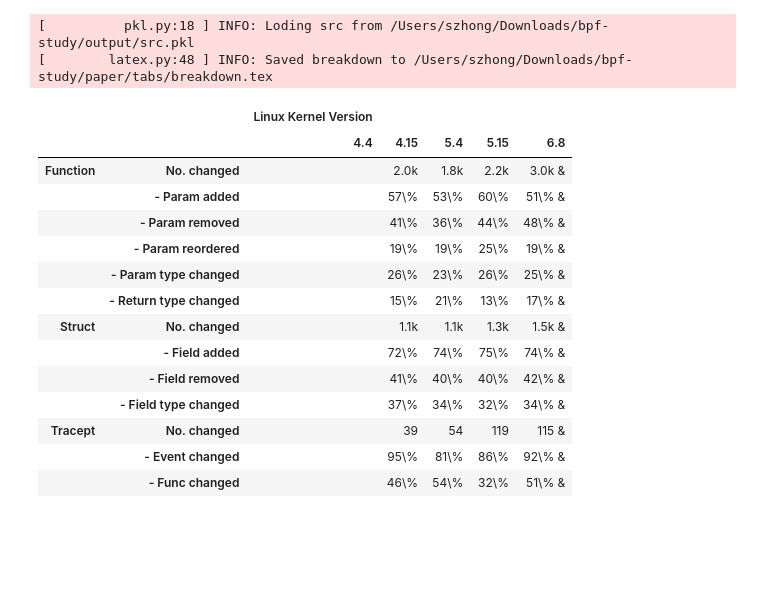
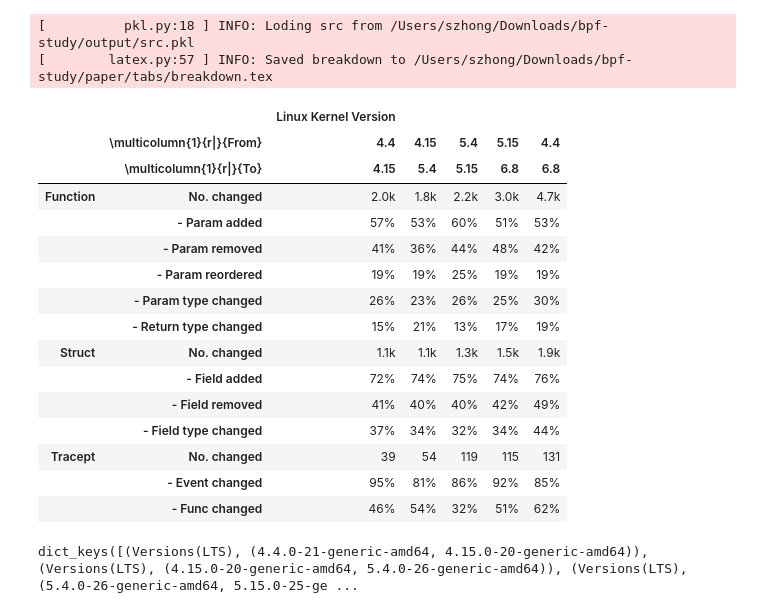
Before and after one commit to ShawnZhong/DepSurf, a Jupyter notebook: 35_src.ipynb, the cells around one changed output. Drawn from its saved outputs; the diff is of its cells as text; code cells hidden in the pictures; blank space fills up the shorter version.

```diff
--- a/35_src.ipynb
+++ b/35_src.ipynb
@@ -95,7 +94,7 @@ df
 import pandas as pd
 
 from depsurf import DepKind, DiffResult, IssueEnum, VersionGroup
-from utils import GRAY_DASH, load_pkl, save_latex, use_midrule
+from utils import GRAY_DASH, load_pkl, save_latex
 
 data: DiffResult = load_pkl("src")
 
@@ -112,7 +111,7 @@ KINDS = {
 
 results = {}
 for (group, pair), diffs in data.items():
-    if group != VersionGroup.LTS:
+    if group not in [VersionGroup.LTS, VersionGroup.FIRST_LAST]:
         continue
 
     result = {}
@@ -126,62 +125,67 @@ for (group, pair), diffs in data.items():
             IssueEnum.CHANGE,
             IssueEnum.TRACE_EVENT_CHANGE,
             IssueEnum.TRACE_FUNC_CHANGE,
         ):
             continue
         kind = KINDS.get(kind)
         if kind is None:
             continue
 
         if key == IssueEnum.CHANGE:
             change = v
             key = "No. changed"
             v = f"{v / 1000:.1f}k" if v > 1000 else str(v)
         else:
             key = f" - {key}"
-            v = f"{v / change * 100:.0f}" + r"\%"
+            v = f"{v / change * 100:.0f}" + r"%"
 
         result[(kind, key)] = v
 
-    v1 = group.version_to_str(pair.v1)
-    v2 = group.version_to_str(pair.v2)
+    v1 = group.to_str(pair.v1)
+    v2 = group.to_str(pair.v2)
 
     def header(v):
         return ("Linux Kernel Version", v)
 
-    if pair.v1 == list(group)[0]:
-        results[header(v1)] = {k: "" for k in result.keys()}
-    results[header(v2)] = result
+    # if pair.v1 == list(group)[0]:
+    #     results[header(v1)] = {k: "" for k in result.keys()}
+    results[("Linux Kernel Version", v1, v2)] = result
 
 df = pd.DataFrame(results)
 df = df.fillna(GRAY_DASH)
-df.iloc[:, -1] = df.iloc[:, -1].apply(lambda x: x + " &")
-latex = df.to_latex(multicolumn_format="c", column_format="cl|" + "r" * 7)
-latex = latex.replace(
-    r"\multicolumn{5}{c}{Linux Kernel Version}",
-    r"\multicolumn{6}{c}{Linux Kernel Version}",
-)
-latex = latex.replace(
-    "4.4 & 4.15 & 5.4 & 5.15 & 6.8",
-    r"\multicolumn{6}{c}{4.4 \quad 4.15 \quad 5.4 \quad 5.15 \quad 6.8}",
-)
-latex = use_midrule(latex)
+df.columns.names = ["", r"\multicolumn{1}{r|}{From}", r"\multicolumn{1}{r|}{To}"]
+# df.iloc[:, -1] = df.iloc[:, -1].apply(lambda x: x + " &")
+latex = df.to_latex(multicolumn_format="c", column_format="cl|rrrr|r")
+# latex = latex.replace(
+#     r"\multicolumn{5}{c}{Linux Kernel Version}",
+#     r"\multicolumn{6}{c}{Linux Kernel Version}",
+# )
+# latex = latex.replace(
+#     "4.4 & 4.15 & 5.4 & 5.15 & 6.8",
+#     r"\multicolumn{6}{c}{4.4 \quad 4.15 \quad 5.4 \quad 5.15 \quad 6.8}",
+# )
 save_latex(latex, "breakdown")
 df
 # %% [output]
 [          pkl.py:18 ] INFO: Loding src from /Users/szhong/Downloads/bpf-study/output/src.pkl
-[        latex.py:48 ] INFO: Saved breakdown to /Users/szhong/Downloads/bpf-study/paper/tabs/breakdown.tex
+[        latex.py:57 ] INFO: Saved breakdown to /Users/szhong/Downloads/bpf-study/paper/tabs/breakdown.tex
 |  |  | Linux Kernel Version |  |  |  |  |
-|  |  | 4.4 | 4.15 | 5.4 | 5.15 | 6.8 |
-| Function | No. changed |  | 2.0k | 1.8k | 2.2k | 3.0k & |
-|  | - Param added |  | 57\% | 53\% | 60\% | 51\% & |
-|  | - Param removed |  | 41\% | 36\% | 44\% | 48\% & |
-|  | - Param reordered |  | 19\% | 19\% | 25\% | 19\% & |
-|  | - Param type changed |  | 26\% | 23\% | 26\% | 25\% & |
-|  | - Return type changed |  | 15\% | 21\% | 13\% | 17\% & |
-| Struct | No. changed |  | 1.1k | 1.1k | 1.3k | 1.5k & |
-|  | - Field added |  | 72\% | 74\% | 75\% | 74\% & |
-|  | - Field removed |  | 41\% | 40\% | 40\% | 42\% & |
-|  | - Field type changed |  | 37\% | 34\% | 32\% | 34\% & |
-| Tracept | No. changed |  | 39 | 54 | 119 | 115 & |
-|  | - Event changed |  | 95\% | 81\% | 86\% | 92\% & |
-|  | - Func changed |  | 46\% | 54\% | 32\% | 51\% & |
+|  | \multicolumn{1}{r|}{From} | 4.4 | 4.15 | 5.4 | 5.15 | 4.4 |
+|  | \multicolumn{1}{r|}{To} | 4.15 | 5.4 | 5.15 | 6.8 | 6.8 |
+| Function | No. changed | 2.0k | 1.8k | 2.2k | 3.0k | 4.7k |
+|  | - Param added | 57% | 53% | 60% | 51% | 53% |
+|  | - Param removed | 41% | 36% | 44% | 48% | 42% |
+|  | - Param reordered | 19% | 19% | 25% | 19% | 19% |
+|  | - Param type changed | 26% | 23% | 26% | 25% | 30% |
+|  | - Return type changed | 15% | 21% | 13% | 17% | 19% |
+| Struct | No. changed | 1.1k | 1.1k | 1.3k | 1.5k | 1.9k |
+|  | - Field added | 72% | 74% | 75% | 74% | 76% |
+|  | - Field removed | 41% | 40% | 40% | 42% | 49% |
+|  | - Field type changed | 37% | 34% | 32% | 34% | 44% |
+| Tracept | No. changed | 39 | 54 | 119 | 115 | 131 |
+|  | - Event changed | 95% | 81% | 86% | 92% | 85% |
+|  | - Func changed | 46% | 54% | 32% | 51% | 62% |
+# %%
+data.keys()
+# %% [output]
+dict_keys([(Versions(LTS), (4.4.0-21-generic-amd64, 4.15.0-20-generic-amd64)), (Versions(LTS), (4.15.0-20-generic-amd64, 5.4.0-26-generic-amd64)), (Versions(LTS), (5.4.0-26-generic-amd64, 5.15.0-25-ge ...
```
Also changed, not shown: parts of 1 cell of this notebook, 6 other files.
